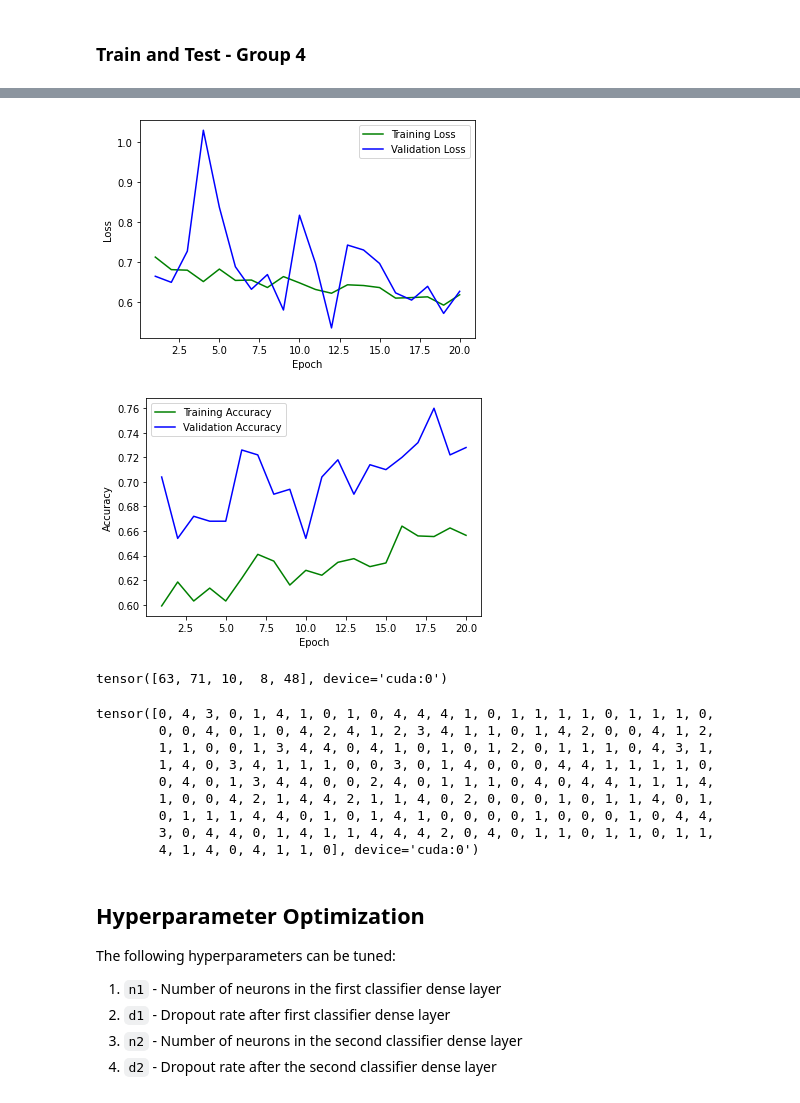
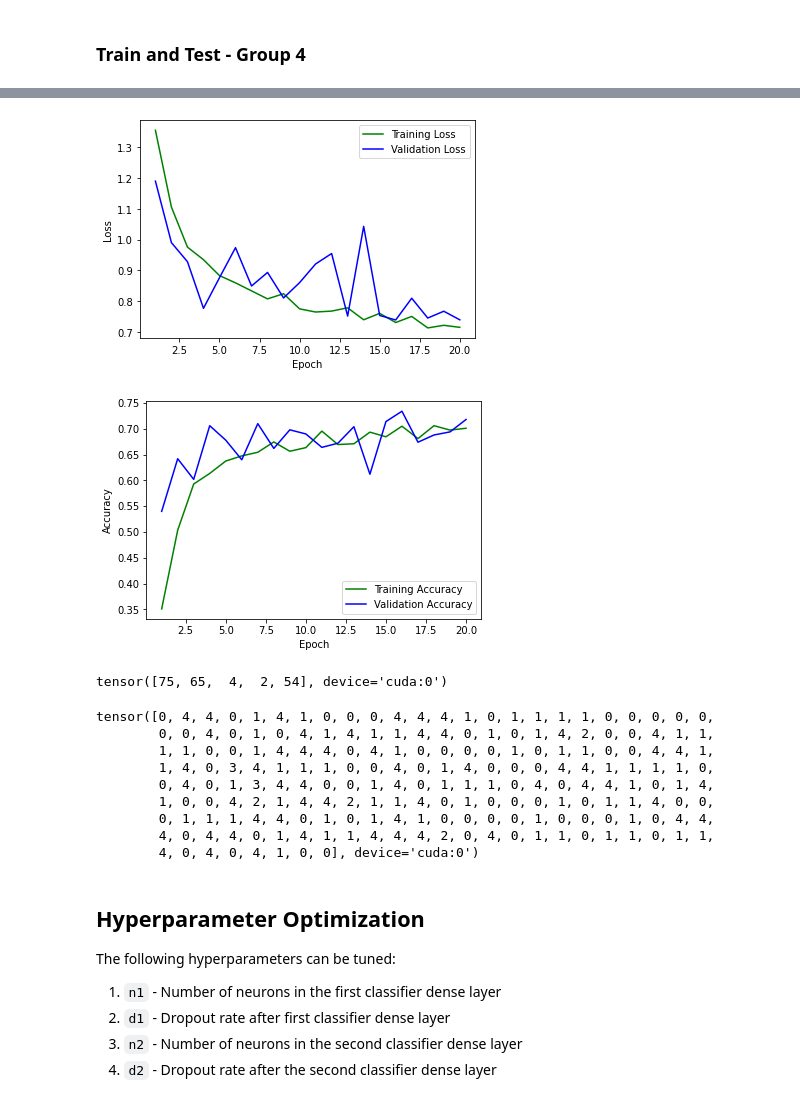
Before and after one commit to jmaness/csc591nn-projc1, a Jupyter notebook: c2.ipynb, the cells around one changed output, grey strips where cells are left out. Saved outputs shown, nothing was run; the diff lists cells and outputs as text; code cells hidden in the pictures.

Commit message:
With [1,1,2,2,1] class weights, after 20 epochs, the test distribution was
[75, 65, 4, 2, 54]

```diff
--- a/c2.ipynb
+++ b/c2.ipynb
@@ -434,7 +434,7 @@ def group_4():
     print("Computing class weights...")
     #class_weights = compute_class_weights(ann_df, 'annotation')
 
-    class_weights = torch.tensor([1., 1., 10., 10., 1.]).to(device)
+    class_weights = torch.tensor([1., 1., 2., 2., 1.]).to(device)
     print(class_weights)
 
     print("Splitting data into training and validation sets...")
@@ -822,7 +822,7 @@ Finished generating predictions to predictions_c2_g3.csv
 # %% [markdown]
 ### Train and Test - Group 4
 # %%
-#model = get_model(1024, 0.5, 128, 0.5).to(device)
+model = get_model(1024, 0.5, 128, 0.5).to(device)
 y_hat_test = train_and_test(model, group_4(), num_epochs=20)
 y_hat_test.bincount()
 # %% [output]
@@ -843,6 +843,6 @@ Best acc: 0.760000
 
 Metrics
 ----------
-[figure, old version]
+[figure, new version]
-[figure, old version]
+[figure, new version]
-tensor([63, 71, 10,  8, 48], device='cuda:0')
+tensor([75, 65,  4,  2, 54], device='cuda:0')
@@ -851,15 +849,15 @@ del model
 # %%
 y_hat_test
 # %% [output]
-tensor([0, 4, 3, 0, 1, 4, 1, 0, 1, 0, 4, 4, 4, 1, 0, 1, 1, 1, 1, 0, 1, 1, 1, 0,
-        0, 0, 4, 0, 1, 0, 4, 2, 4, 1, 2, 3, 4, 1, 1, 0, 1, 4, 2, 0, 0, 4, 1, 2,
-        1, 1, 0, 0, 1, 3, 4, 4, 0, 4, 1, 0, 1, 0, 1, 2, 0, 1, 1, 1, 0, 4, 3, 1,
-        1, 4, 0, 3, 4, 1, 1, 1, 0, 0, 3, 0, 1, 4, 0, 0, 0, 4, 4, 1, 1, 1, 1, 0,
-        0, 4, 0, 1, 3, 4, 4, 0, 0, 2, 4, 0, 1, 1, 1, 0, 4, 0, 4, 4, 1, 1, 1, 4,
-        1, 0, 0, 4, 2, 1, 4, 4, 2, 1, 1, 4, 0, 2, 0, 0, 0, 1, 0, 1, 1, 4, 0, 1,
+tensor([0, 4, 4, 0, 1, 4, 1, 0, 0, 0, 4, 4, 4, 1, 0, 1, 1, 1, 1, 0, 0, 0, 0, 0,
+        0, 0, 4, 0, 1, 0, 4, 1, 4, 1, 1, 4, 4, 0, 1, 0, 1, 4, 2, 0, 0, 4, 1, 1,
+        1, 1, 0, 0, 1, 4, 4, 4, 0, 4, 1, 0, 0, 0, 0, 1, 0, 1, 1, 0, 0, 4, 4, 1,
+        1, 4, 0, 3, 4, 1, 1, 1, 0, 0, 4, 0, 1, 4, 0, 0, 0, 4, 4, 1, 1, 1, 1, 0,
+        0, 4, 0, 1, 3, 4, 4, 0, 0, 1, 4, 0, 1, 1, 1, 0, 4, 0, 4, 4, 1, 0, 1, 4,
+        1, 0, 0, 4, 2, 1, 4, 4, 2, 1, 1, 4, 0, 1, 0, 0, 0, 1, 0, 1, 1, 4, 0, 0,
         0, 1, 1, 1, 4, 4, 0, 1, 0, 1, 4, 1, 0, 0, 0, 0, 1, 0, 0, 0, 1, 0, 4, 4,
-        3, 0, 4, 4, 0, 1, 4, 1, 1, 4, 4, 4, 2, 0, 4, 0, 1, 1, 0, 1, 1, 0, 1, 1,
-        4, 1, 4, 0, 4, 1, 1, 0], device='cuda:0')
+        4, 0, 4, 4, 0, 1, 4, 1, 1, 4, 4, 4, 2, 0, 4, 0, 1, 1, 0, 1, 1, 0, 1, 1,
+        4, 0, 4, 0, 4, 1, 0, 0], device='cuda:0')
 # %%
 torch.cuda.empty_cache()
 # %% [markdown]
```
Also changed, not shown: parts of 2 cells of this notebook.
